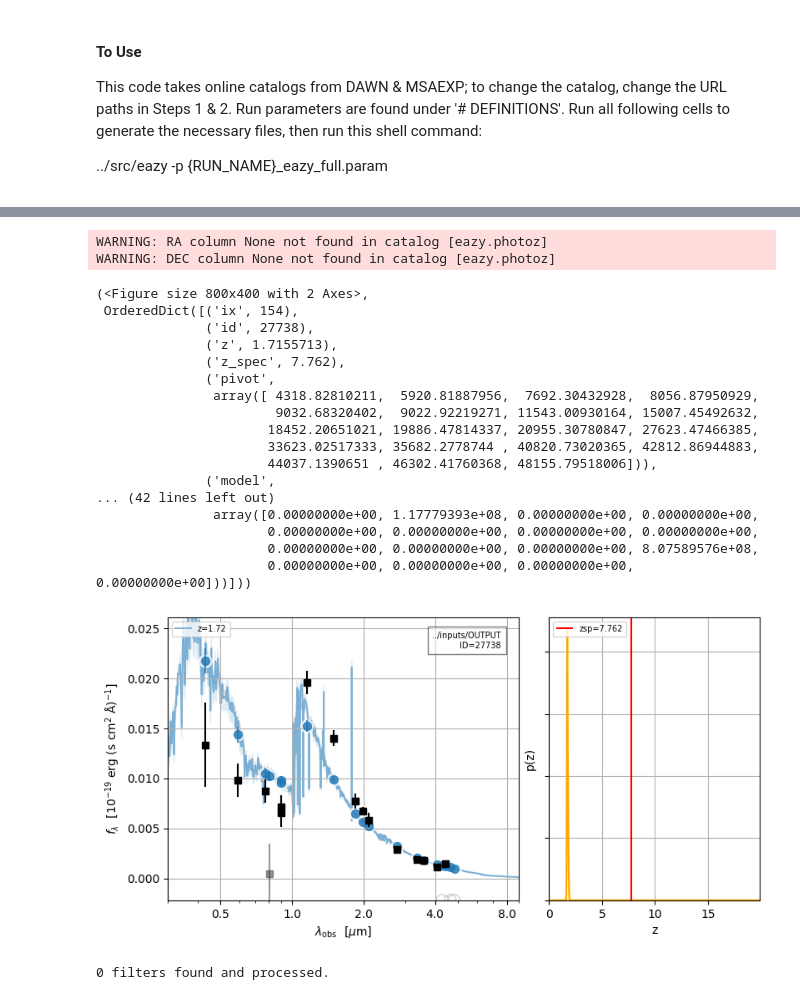
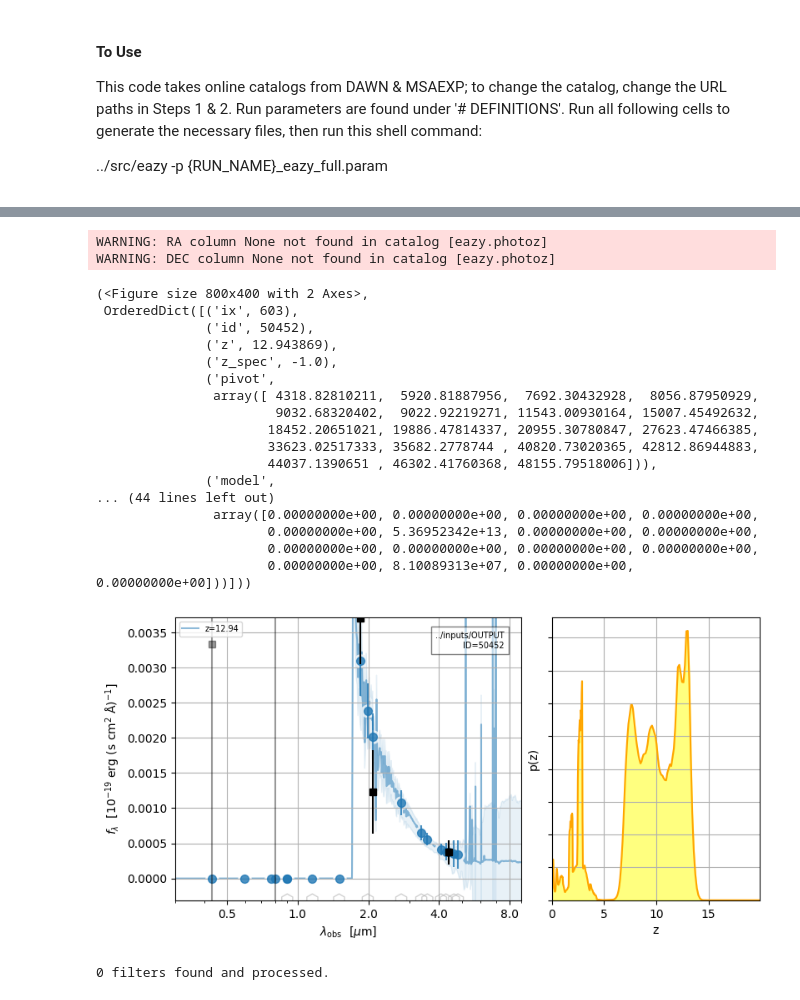
Before and after one commit to sfremy/my-eazy-jwst, a Jupyter notebook: scripts/eazy_processing.ipynb, the cells around one changed output, grey strips where cells are left out. Saved outputs shown, nothing was run; the diff lists cells and outputs as text; code cells hidden in the pictures.

Commit message:
goods-south full run

```diff
--- a/scripts/eazy_processing.ipynb
+++ b/scripts/eazy_processing.ipynb
@@ -13,7 +13,7 @@ from eazy import photoz
 # 1. Define your parameter dictionary
 # This replaces the 'zphot.param' file
 params = {
-    'CATALOG_FILE': '../inputs/GOODS-S_photometry.cat',
+    'CATALOG_FILE': '../inputs/GOODS-S_photometry9.cat',
     'MAIN_OUTPUT_FILE': '../inputs/OUTPUT',
     'Z_STEP': 0.01,
     'Z_MIN': 0.01,
@@ -164,33 +150,33 @@ Target 50988: z_spec = 5.522, z_phot = 5.4823455810546875, dz = 0.00608010103423
 # %%
-target_id = 27738
+target_id = 50452
 ez.show_fit(target_id)
 
 # Catastrophic noisy/breakless: 50772, 48079, 43912, 39901, 39198, 35987 (exemplar), 24812, 13501, 11385, 8217, 7055, 6155, 4286, 4156, 3210, 3205, 2490
 # Correct solution among many peaks: 48019 (unclear break), 35497 (some contamination), 5463, 974, 497 (just a bit too far to the left)
 # Correct solution is 2nd-highest peak: 47522, 37992, 1743, 1471
 
 # idk what this is: 35334, 35238, 30110 (binary?), 27738 (binary?), 2982
 # %% [output]
 WARNING: RA column None not found in catalog [eazy.photoz]
 WARNING: DEC column None not found in catalog [eazy.photoz]
 (<Figure size 800x400 with 2 Axes>,
- OrderedDict([('ix', 154),
-              ('id', 27738),
-              ('z', 1.7155713),
-              ('z_spec', 7.762),
+ OrderedDict([('ix', 603),
+              ('id', 50452),
+              ('z', 12.943869),
+              ('z_spec', -1.0),
               ('pivot',
                array([ 4318.82810211,  5920.81887956,  7692.30432928,  8056.87950929,
                        9032.68320402,  9022.92219271, 11543.00930164, 15007.45492632,
                       18452.20651021, 19886.47814337, 20955.30780847, 27623.47466385,
                       33623.02517333, 35682.2778744 , 40820.73020365, 42812.86944883,
                       44037.1390651 , 46302.41760368, 48155.79518006])),
               ('model',
-... (42 lines left out)
-               array([0.00000000e+00, 1.17779393e+08, 0.00000000e+00, 0.00000000e+00,
+... (44 lines left out)
+               array([0.00000000e+00, 0.00000000e+00, 0.00000000e+00, 0.00000000e+00,
+                      0.00000000e+00, 5.36952342e+13, 0.00000000e+00, 0.00000000e+00,
                       0.00000000e+00, 0.00000000e+00, 0.00000000e+00, 0.00000000e+00,
-                      0.00000000e+00, 0.00000000e+00, 0.00000000e+00, 8.07589576e+08,
-                      0.00000000e+00, 0.00000000e+00, 0.00000000e+00, 0.00000000e+00]))]))
+                      0.00000000e+00, 8.10089313e+07, 0.00000000e+00, 0.00000000e+00]))]))
-[figure, old version]
+[figure, new version]
 # %%
 from astropy.table import Table
 diagnostic_tab= Table.read('../inputs/OUTPUT_EXPERIMENTAL/OUTPUT.zout.fits')
```
Also changed, not shown: parts of 9 cells of this notebook, 13 other files.
